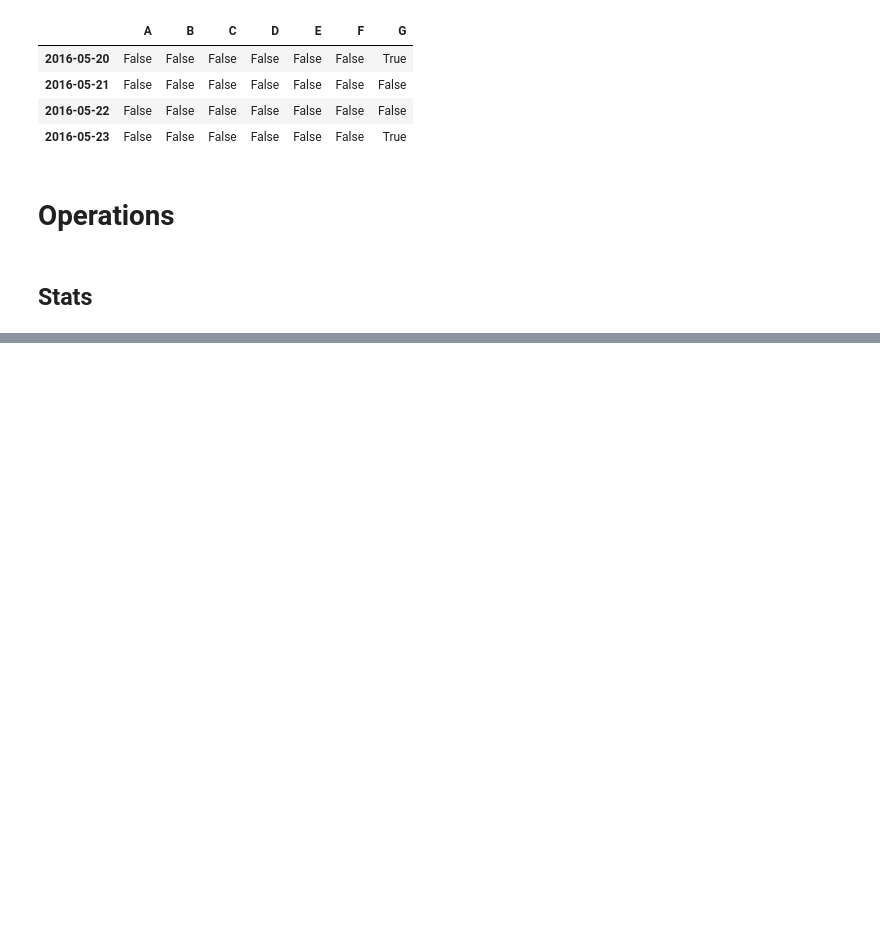
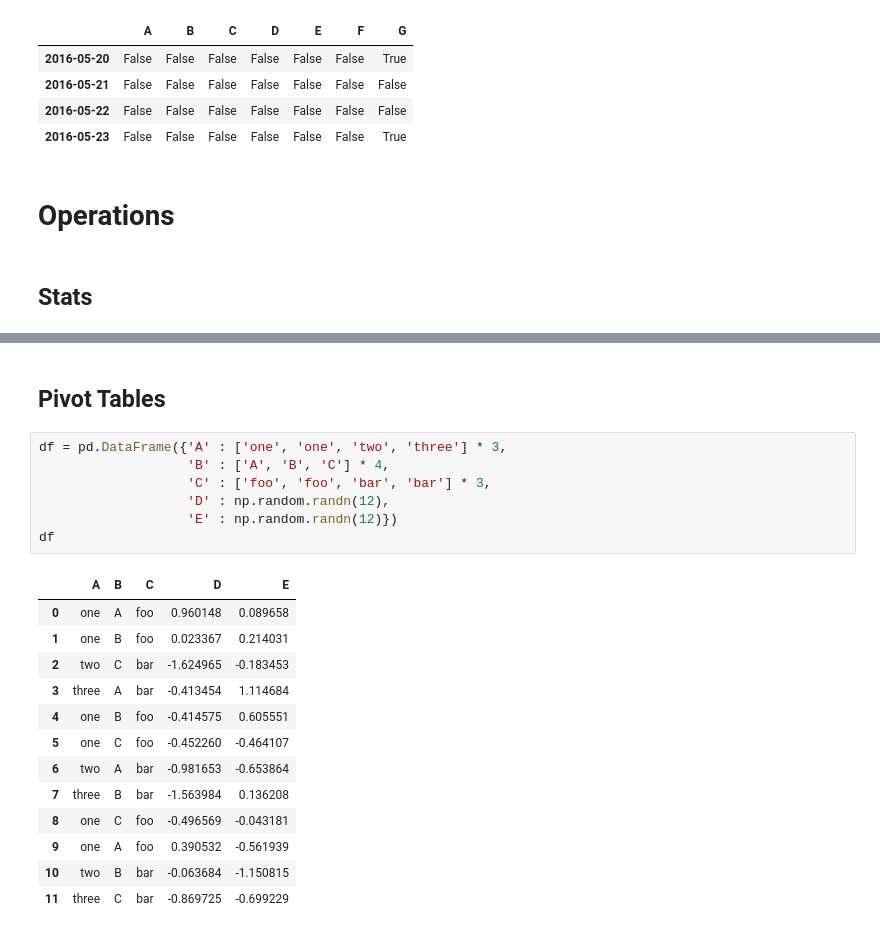
Before and after one commit to jpellman/Practice, a Jupyter notebook: Python/Pandas/10_Minutes_to_Pandas.ipynb, the cells around one changed output, grey strips where cells are left out. Drawn from its saved outputs; the diff is of its cells as text; blank space fills up the shorter version.

```diff
--- a/Python/Pandas/10_Minutes_to_Pandas.ipynb
+++ b/Python/Pandas/10_Minutes_to_Pandas.ipynb
@@ -560,0 +909,23 @@ df
+# %% [markdown]
+## Pivot Tables
+# %%
+df = pd.DataFrame({'A' : ['one', 'one', 'two', 'three'] * 3,
+                   'B' : ['A', 'B', 'C'] * 4,
+                   'C' : ['foo', 'foo', 'bar', 'bar'] * 3,
+                   'D' : np.random.randn(12),
+                   'E' : np.random.randn(12)})
+df
+# %% [output]
+|  | A | B | C | D | E |
+| 0 | one | A | foo | 0.960148 | 0.089658 |
+| 1 | one | B | foo | 0.023367 | 0.214031 |
+| 2 | two | C | bar | -1.624965 | -0.183453 |
+| 3 | three | A | bar | -0.413454 | 1.114684 |
+| 4 | one | B | foo | -0.414575 | 0.605551 |
+| 5 | one | C | foo | -0.452260 | -0.464107 |
+| 6 | two | A | bar | -0.981653 | -0.653864 |
+| 7 | three | B | bar | -1.563984 | 0.136208 |
+| 8 | one | C | foo | -0.496569 | -0.043181 |
+| 9 | one | A | foo | 0.390532 | -0.561939 |
+| 10 | two | B | bar | -0.063684 | -1.150815 |
+| 11 | three | C | bar | -0.869725 | -0.699229 |
```
Also changed, not shown: parts of 84 cells of this notebook.
